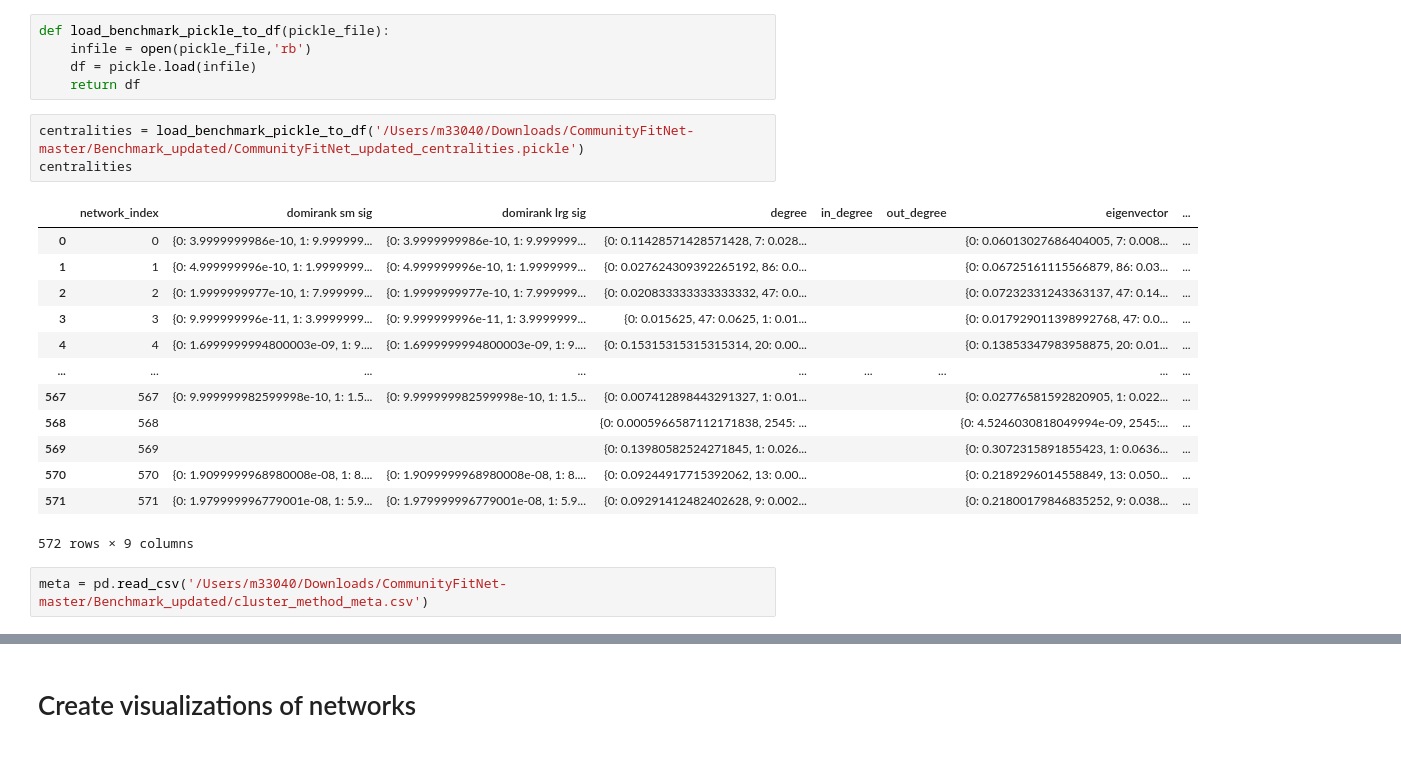
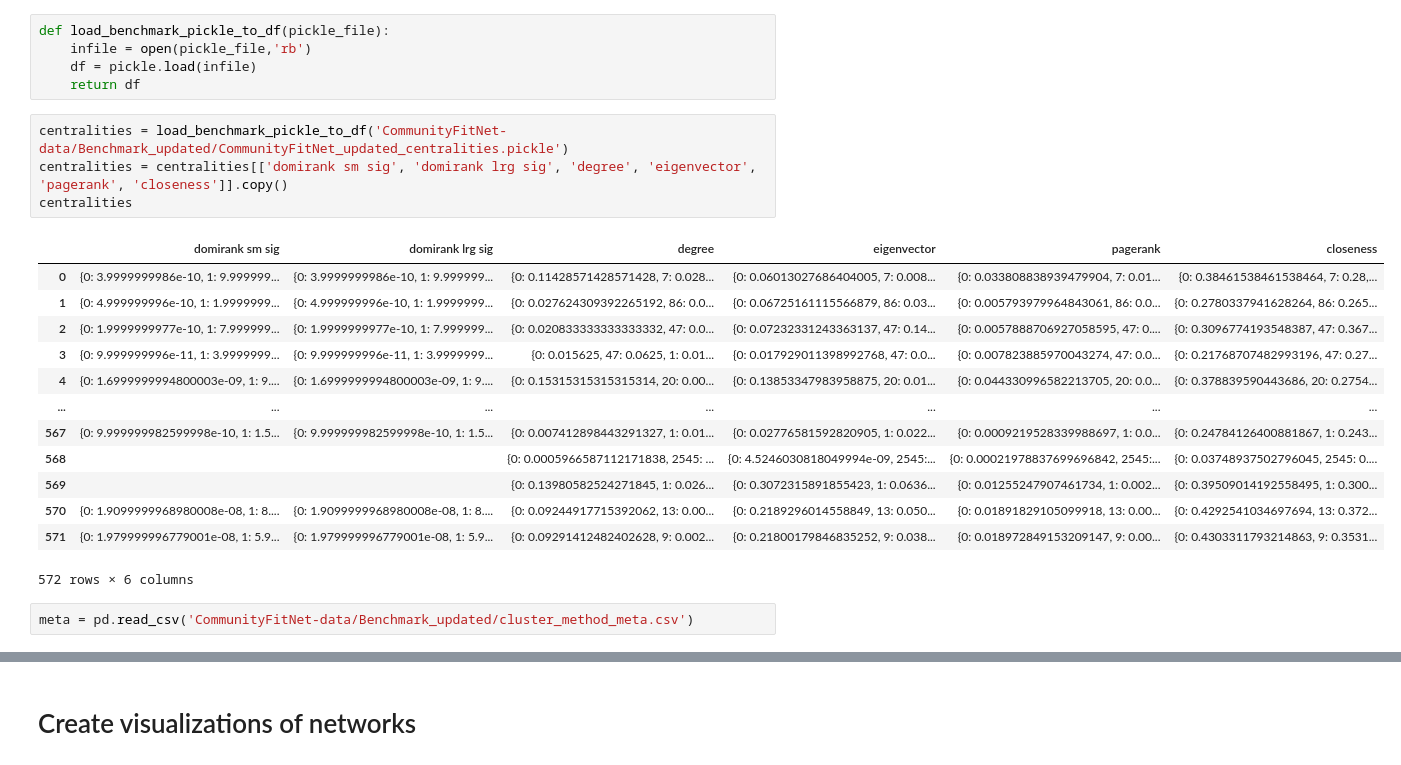
Before and after one commit to lcohenwanis/network_centralities, a Jupyter notebook: analysis_notbeook.ipynb, the cells around one changed output, grey strips where cells are left out. Cells and saved outputs as stored; diff of their text form.

```diff
--- a/analysis_notbeook.ipynb
+++ b/analysis_notbeook.ipynb
@@ -17,25 +17,26 @@ def load_benchmark_pickle_to_df(pickle_file):
     infile = open(pickle_file,'rb')
     df = pickle.load(infile)
     return df
-# %%
-centralities = load_benchmark_pickle_to_df('/Users/m33040/Downloads/CommunityFitNet-master/Benchmark_updated/CommunityFitNet_updated_centralities.pickle')
-centralities
-# %% [output]
-|  | network_index | domirank sm sig | domirank lrg sig | degree | in_degree | out_degree | eigenvector | ... |
-| 0 | 0 | {0: 3.9999999986e-10, 1: 9.999999... | {0: 3.9999999986e-10, 1: 9.999999... | {0: 0.11428571428571428, 7: 0.028... |  |  | {0: 0.06013027686404005, 7: 0.008... | ... |
-| 1 | 1 | {0: 4.999999996e-10, 1: 1.9999999... | {0: 4.999999996e-10, 1: 1.9999999... | {0: 0.027624309392265192, 86: 0.0... |  |  | {0: 0.06725161115566879, 86: 0.03... | ... |
-| 2 | 2 | {0: 1.9999999977e-10, 1: 7.999999... | {0: 1.9999999977e-10, 1: 7.999999... | {0: 0.020833333333333332, 47: 0.0... |  |  | {0: 0.07232331243363137, 47: 0.14... | ... |
-| 3 | 3 | {0: 9.999999996e-11, 1: 3.9999999... | {0: 9.999999996e-11, 1: 3.9999999... | {0: 0.015625, 47: 0.0625, 1: 0.01... |  |  | {0: 0.017929011398992768, 47: 0.0... | ... |
-| 4 | 4 | {0: 1.6999999994800003e-09, 1: 9.... | {0: 1.6999999994800003e-09, 1: 9.... | {0: 0.15315315315315314, 20: 0.00... |  |  | {0: 0.13853347983958875, 20: 0.01... | ... |
-| ... | ... | ... | ... | ... | ... | ... | ... | ... |
-| 567 | 567 | {0: 9.999999982599998e-10, 1: 1.5... | {0: 9.999999982599998e-10, 1: 1.5... | {0: 0.007412898443291327, 1: 0.01... |  |  | {0: 0.02776581592820905, 1: 0.022... | ... |
-| 568 | 568 |  |  | {0: 0.0005966587112171838, 2545: ... |  |  | {0: 4.5246030818049994e-09, 2545:... | ... |
-| 569 | 569 |  |  | {0: 0.13980582524271845, 1: 0.026... |  |  | {0: 0.3072315891855423, 1: 0.0636... | ... |
-| 570 | 570 | {0: 1.9099999968980008e-08, 1: 8.... | {0: 1.9099999968980008e-08, 1: 8.... | {0: 0.09244917715392062, 13: 0.00... |  |  | {0: 0.2189296014558849, 13: 0.050... | ... |
-| 571 | 571 | {0: 1.979999996779001e-08, 1: 5.9... | {0: 1.979999996779001e-08, 1: 5.9... | {0: 0.09291412482402628, 9: 0.002... |  |  | {0: 0.21800179846835252, 9: 0.038... | ... |
-572 rows × 9 columns
+# %%
+centralities = load_benchmark_pickle_to_df('CommunityFitNet-data/Benchmark_updated/CommunityFitNet_updated_centralities.pickle')
+centralities = centralities[['domirank sm sig',	'domirank lrg sig',	'degree', 'eigenvector', 'pagerank', 'closeness']].copy()
+centralities
+# %% [output]
+|  | domirank sm sig | domirank lrg sig | degree | eigenvector | pagerank | closeness |
+| 0 | {0: 3.9999999986e-10, 1: 9.999999... | {0: 3.9999999986e-10, 1: 9.999999... | {0: 0.11428571428571428, 7: 0.028... | {0: 0.06013027686404005, 7: 0.008... | {0: 0.033808838939479904, 7: 0.01... | {0: 0.38461538461538464, 7: 0.28,... |
+| 1 | {0: 4.999999996e-10, 1: 1.9999999... | {0: 4.999999996e-10, 1: 1.9999999... | {0: 0.027624309392265192, 86: 0.0... | {0: 0.06725161115566879, 86: 0.03... | {0: 0.005793979964843061, 86: 0.0... | {0: 0.2780337941628264, 86: 0.265... |
+| 2 | {0: 1.9999999977e-10, 1: 7.999999... | {0: 1.9999999977e-10, 1: 7.999999... | {0: 0.020833333333333332, 47: 0.0... | {0: 0.07232331243363137, 47: 0.14... | {0: 0.0057888706927058595, 47: 0.... | {0: 0.3096774193548387, 47: 0.367... |
+| 3 | {0: 9.999999996e-11, 1: 3.9999999... | {0: 9.999999996e-11, 1: 3.9999999... | {0: 0.015625, 47: 0.0625, 1: 0.01... | {0: 0.017929011398992768, 47: 0.0... | {0: 0.007823885970043274, 47: 0.0... | {0: 0.21768707482993196, 47: 0.27... |
+| 4 | {0: 1.6999999994800003e-09, 1: 9.... | {0: 1.6999999994800003e-09, 1: 9.... | {0: 0.15315315315315314, 20: 0.00... | {0: 0.13853347983958875, 20: 0.01... | {0: 0.044330996582213705, 20: 0.0... | {0: 0.378839590443686, 20: 0.2754... |
+| ... | ... | ... | ... | ... | ... | ... |
+| 567 | {0: 9.999999982599998e-10, 1: 1.5... | {0: 9.999999982599998e-10, 1: 1.5... | {0: 0.007412898443291327, 1: 0.01... | {0: 0.02776581592820905, 1: 0.022... | {0: 0.0009219528339988697, 1: 0.0... | {0: 0.24784126400881867, 1: 0.243... |
+| 568 |  |  | {0: 0.0005966587112171838, 2545: ... | {0: 4.5246030818049994e-09, 2545:... | {0: 0.00021978837699696842, 2545:... | {0: 0.03748937502796045, 2545: 0.... |
+| 569 |  |  | {0: 0.13980582524271845, 1: 0.026... | {0: 0.3072315891855423, 1: 0.0636... | {0: 0.01255247907461734, 1: 0.002... | {0: 0.39509014192558495, 1: 0.300... |
+| 570 | {0: 1.9099999968980008e-08, 1: 8.... | {0: 1.9099999968980008e-08, 1: 8.... | {0: 0.09244917715392062, 13: 0.00... | {0: 0.2189296014558849, 13: 0.050... | {0: 0.01891829105099918, 13: 0.00... | {0: 0.4292541034697694, 13: 0.372... |
+| 571 | {0: 1.979999996779001e-08, 1: 5.9... | {0: 1.979999996779001e-08, 1: 5.9... | {0: 0.09291412482402628, 9: 0.002... | {0: 0.21800179846835252, 9: 0.038... | {0: 0.018972849153209147, 9: 0.00... | {0: 0.4303311793214863, 9: 0.3531... |
+572 rows × 6 columns
 # %%
-meta = pd.read_csv('/Users/m33040/Downloads/CommunityFitNet-master/Benchmark_updated/cluster_method_meta.csv')
+meta = pd.read_csv('CommunityFitNet-data/Benchmark_updated/cluster_method_meta.csv')
 # %%
 meta
 # %% [output]
```
Also changed, not shown: parts of 4 cells of this notebook, 2 other files.
